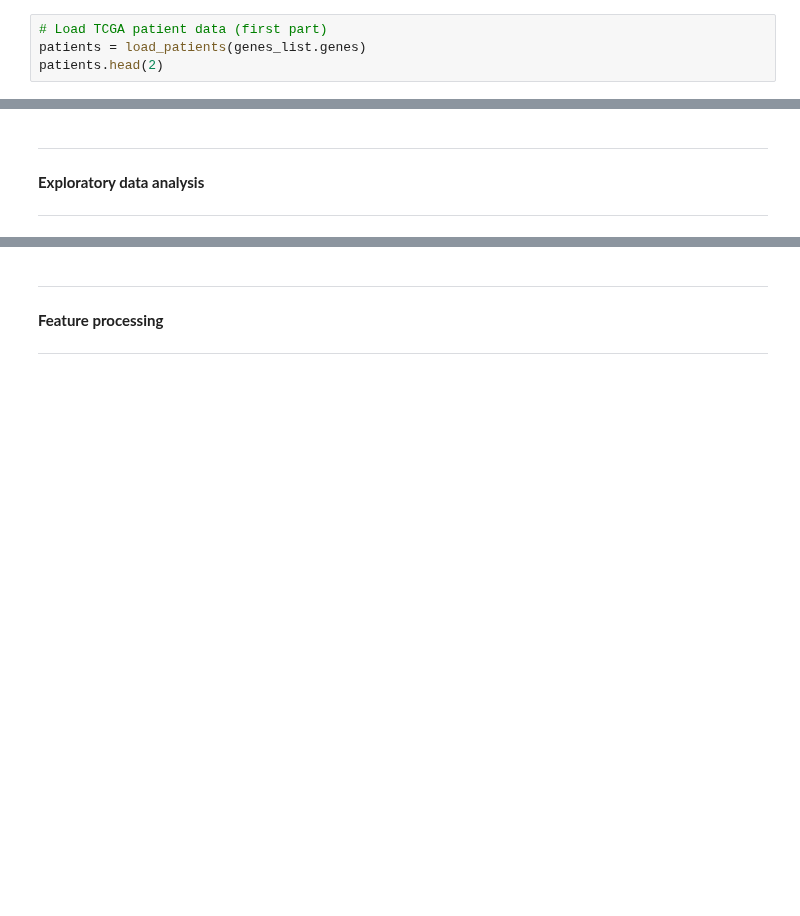
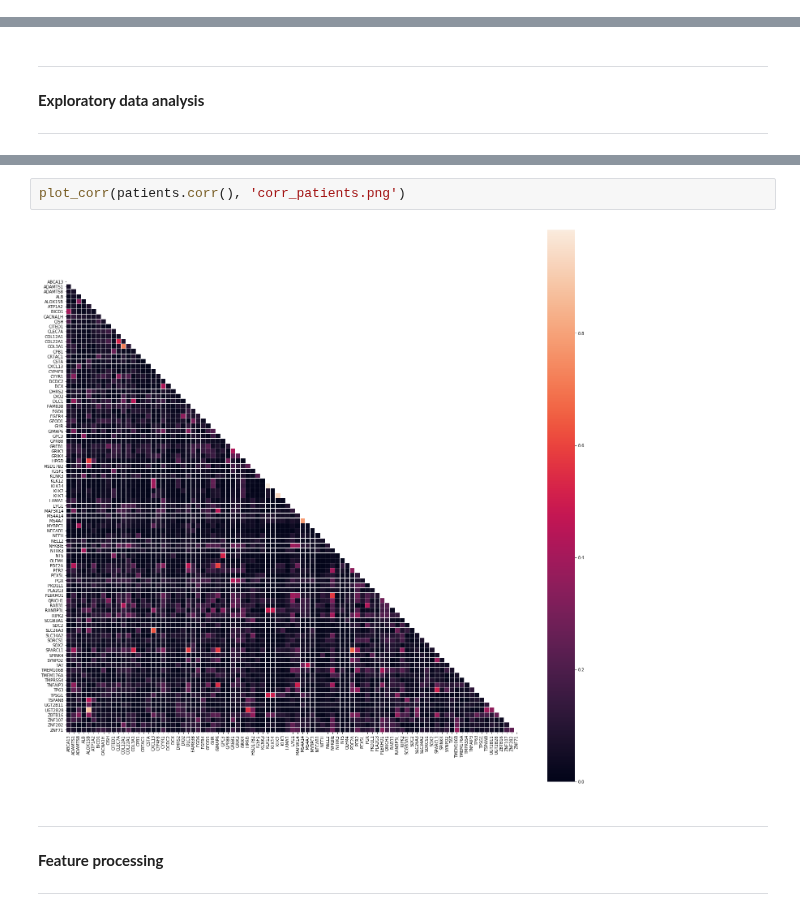
Before and after one commit to valentinoli/pdx, a Jupyter notebook: scripts/dataExploration.ipynb, the cells around one changed output, grey strips where cells are left out. Saved outputs shown, nothing was run; the diff lists cells and outputs as text; blank space fills up the shorter version.

```diff
--- a/scripts/dataExploration.ipynb
+++ b/scripts/dataExploration.ipynb
@@ -51,4 +103,0 @@ pdx.shape
-# %%
-# Load TCGA patient data (first part)
-patients = load_patients(genes_list.genes)
-patients.head(2)
@@ -79,3 +146,7 @@ fig.savefig("corr.png")
+# %%
+plot_corr(patients.corr(), 'corr_patients.png')
+# %% [output]
+[figure, added]
 # %% [markdown]
 ***
 **Feature processing**
```
Also changed, not shown: parts of 17 cells of this notebook, 2 other files.
